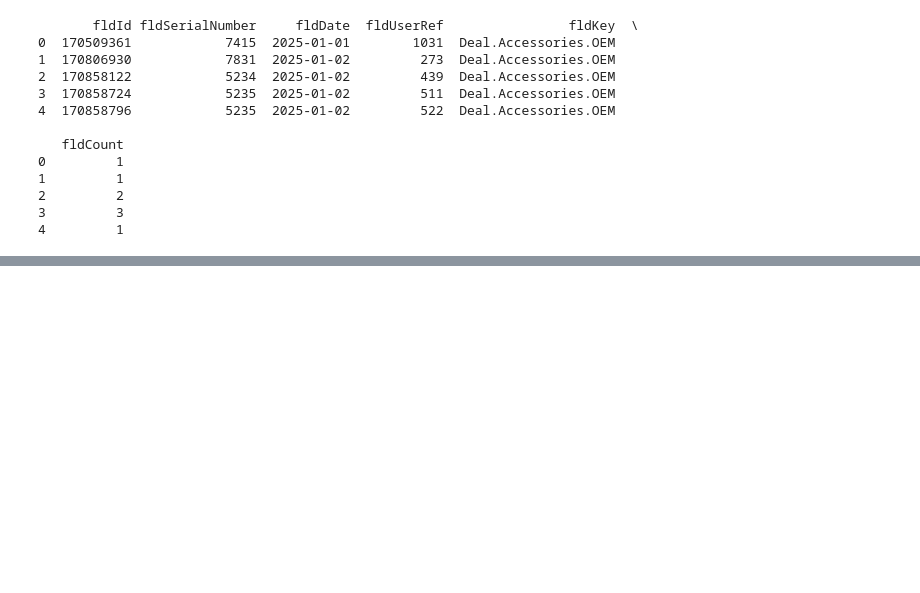
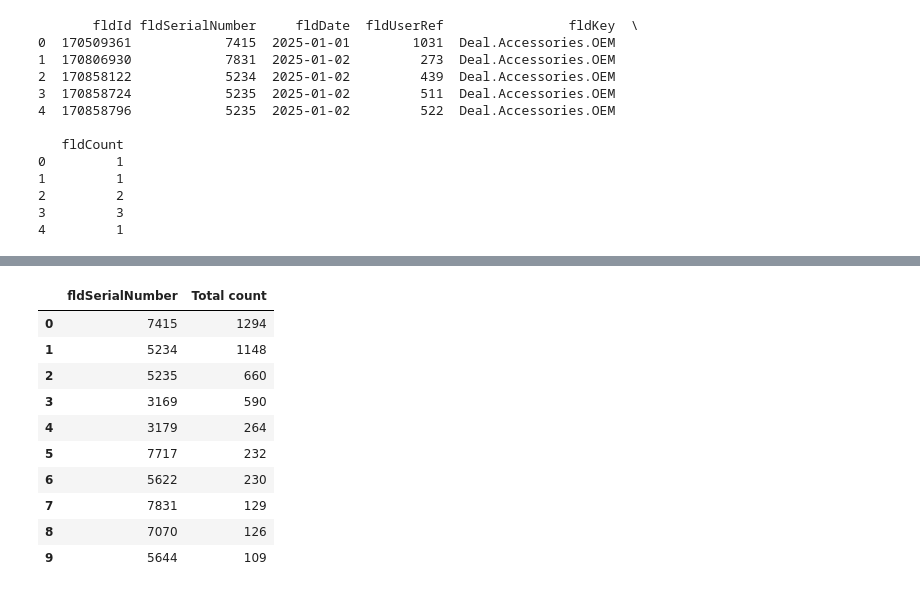
Before and after one commit to MeliPax/dashboards_dev_space, a Jupyter notebook: scripts/playground.ipynb, the cells around one changed output, grey strips where cells are left out. Saved outputs shown, nothing was run; the diff lists cells and outputs as text; code cells hidden in the pictures; blank space fills up the shorter version.

```diff
--- a/scripts/playground.ipynb
+++ b/scripts/playground.ipynb
@@ -353,0 +385,25 @@ df.head(100)
+# %%
+# Top 10 client with most usage
+
+
+top_10_clients =  (
+    df.groupby("fldSerialNumber")["fldCount"]
+    .sum()
+    .sort_values(ascending=False)
+    .reset_index()
+    .rename(columns= {"fldCount": "Total count"}).head(10)
+    )
+
+top_10_clients
+# %% [output]
+|  | fldSerialNumber | Total count |
+| 0 | 7415 | 1294 |
+| 1 | 5234 | 1148 |
+| 2 | 5235 | 660 |
+| 3 | 3169 | 590 |
+| 4 | 3179 | 264 |
+| 5 | 7717 | 232 |
+| 6 | 5622 | 230 |
+| 7 | 7831 | 129 |
+| 8 | 7070 | 126 |
+| 9 | 5644 | 109 |
```
Also changed, not shown: parts of 39 cells of this notebook, 2 other files.
